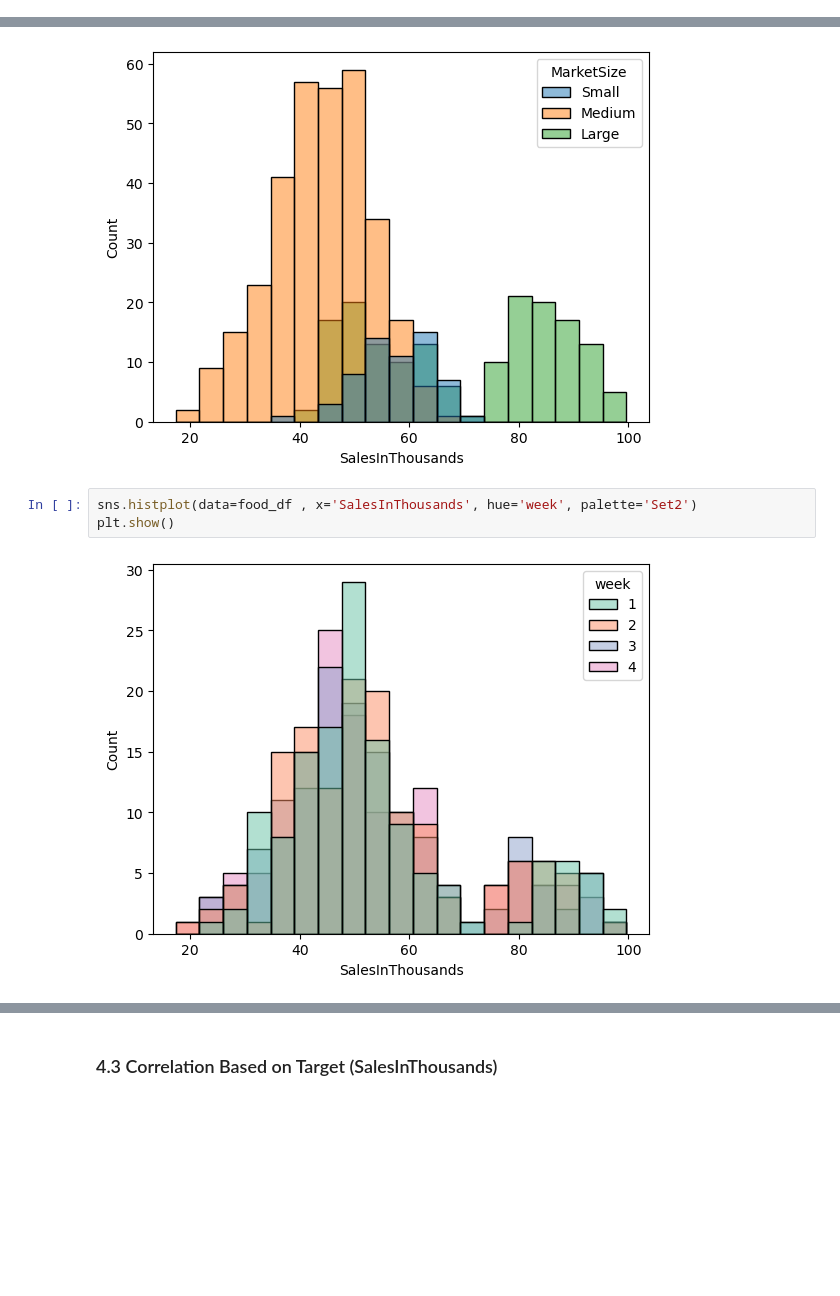
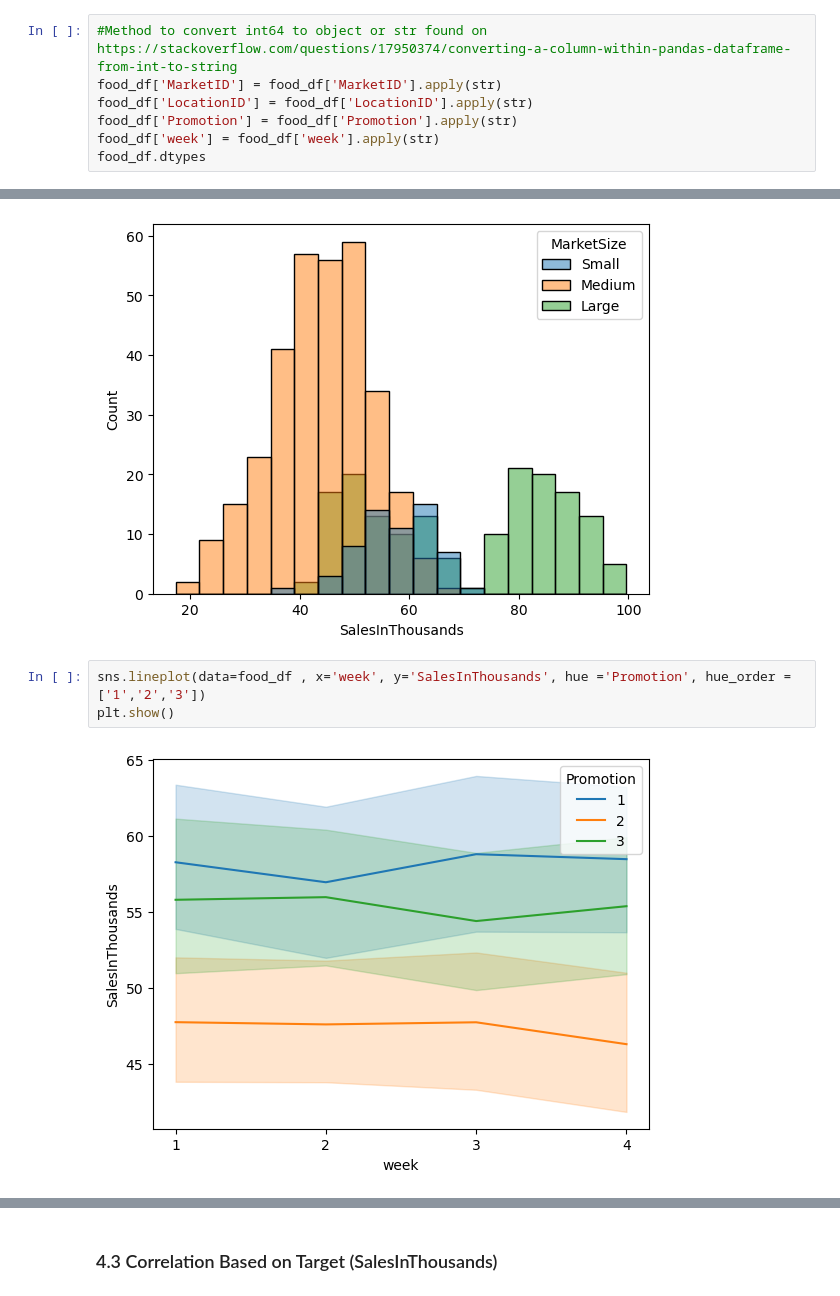
Before and after one commit to tpoozhikala/Springboard, a Jupyter notebook: Data_Storytelling_Case_Study/Data_Storytelling_Fast_Food_Marketing.ipynb, the cells around one changed output, grey strips where cells are left out. Cells and saved outputs as stored; diff of their text form; blank space fills up the shorter version.

Commit message:
Added Lineplot and barplot to showcase difference between weeks and promotion items sent accross different Fast Food stores

```diff
--- a/Data_Storytelling_Case_Study/Data_Storytelling_Fast_Food_Marketing.ipynb
+++ b/Data_Storytelling_Case_Study/Data_Storytelling_Fast_Food_Marketing.ipynb
@@ -124,0 +118,7 @@ array(['Medium', 'Small', 'Large'], dtype=object)
+# %%
+#Method to convert int64 to object or str found on https://stackoverflow.com/questions/17950374/converting-a-column-within-pandas-dataframe-from-int-to-string
+food_df['MarketID'] = food_df['MarketID'].apply(str)
+food_df['LocationID'] = food_df['LocationID'].apply(str)
+food_df['Promotion'] = food_df['Promotion'].apply(str)
+food_df['week'] = food_df['week'].apply(str)
+food_df.dtypes
@@ -152,7 +176,7 @@ plt.show()
 # %% [output]
 [figure]
 # %%
-sns.histplot(data=food_df , x='SalesInThousands', hue='week', palette='Set2')
+sns.lineplot(data=food_df , x='week', y='SalesInThousands', hue ='Promotion', hue_order = ['1','2','3'])
 plt.show()
 # %% [output]
-[figure, old version]
+[figure, new version]
```
Also changed, not shown: parts of 15 cells of this notebook, 1 other file.
